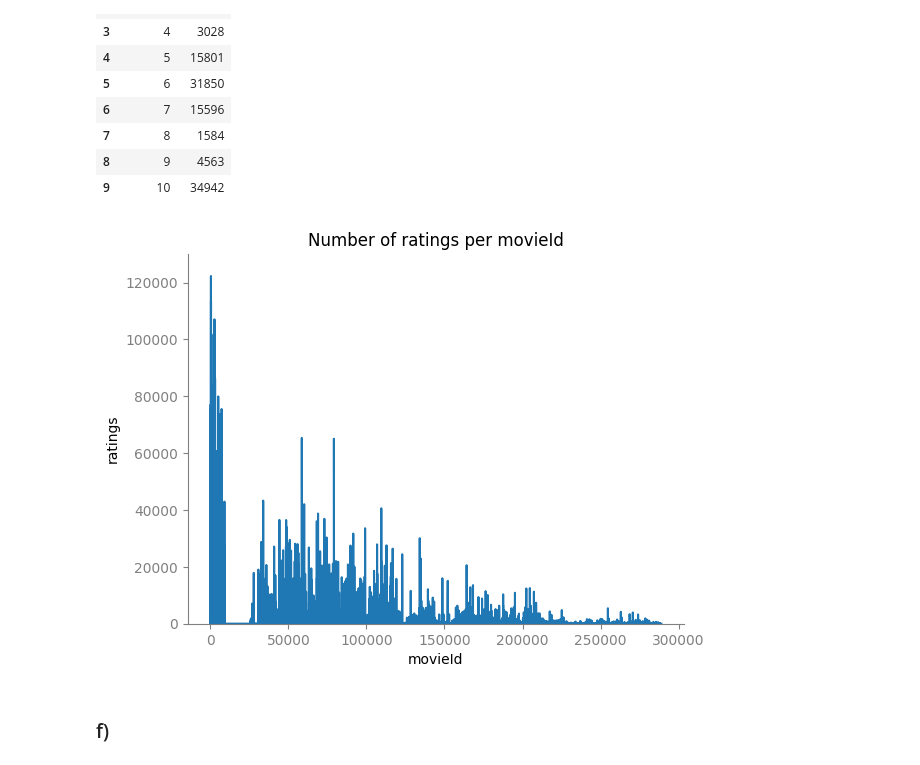
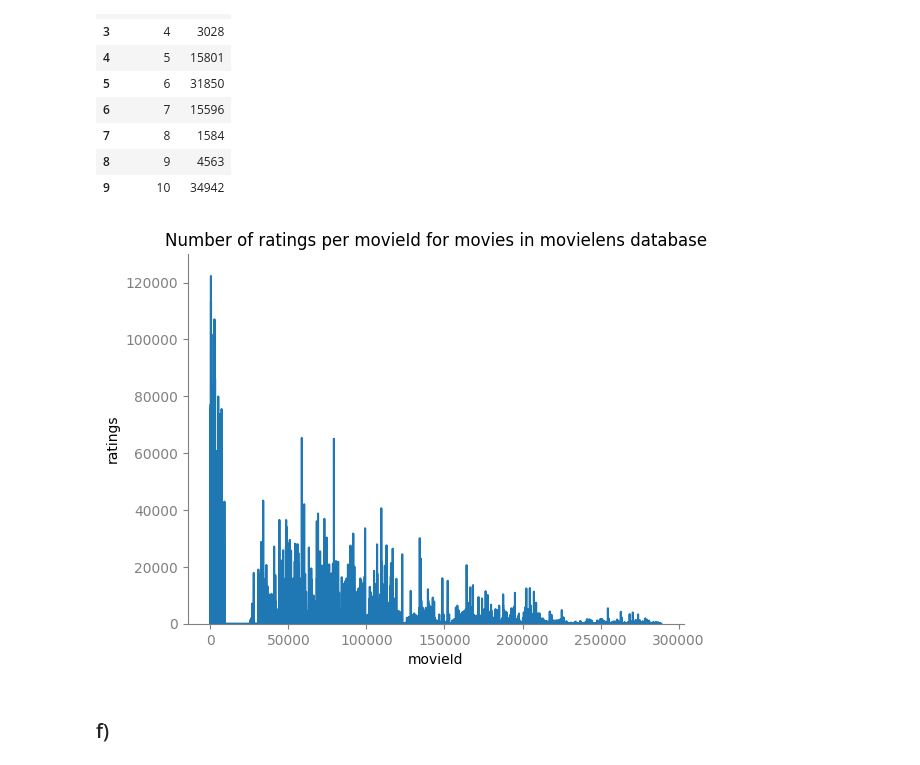
Before and after one commit to LordOfTurtles/AI-Erik-Johansson-OPA23, a Jupyter notebook: labs/labb1.ipynb, the cells around one changed output. Saved outputs shown, nothing was run; the diff lists cells and outputs as text; code cells hidden in the pictures.

```diff
--- a/labs/labb1.ipynb
+++ b/labs/labb1.ipynb
@@ -210,16 +208,16 @@ df_ratings_per_movie.head(10)
 # %%
 # barplot did not work, maybe too many values?
 ax = sns.lineplot(df_ratings_per_movie, x="movieId", y="ratings")
 ax.set(
-    title="Number of ratings per movieId",
+    title="Number of ratings per movieId for movies in movielens database",
     ylim=(0, 130000),
 )
 ax.spines[["top", "right"]].set_visible(False)
 ax.spines[["top", "right"]].set_visible(False)
 ax.spines[["bottom", "left"]].set_color("gray")
 ax.tick_params(colors="gray")
 # %% [output]
-[figure, old version]
+[figure, new version]
 # %% [markdown]
 ### f)
 # %%
```
Also changed, not shown: parts of 17 cells of this notebook.
